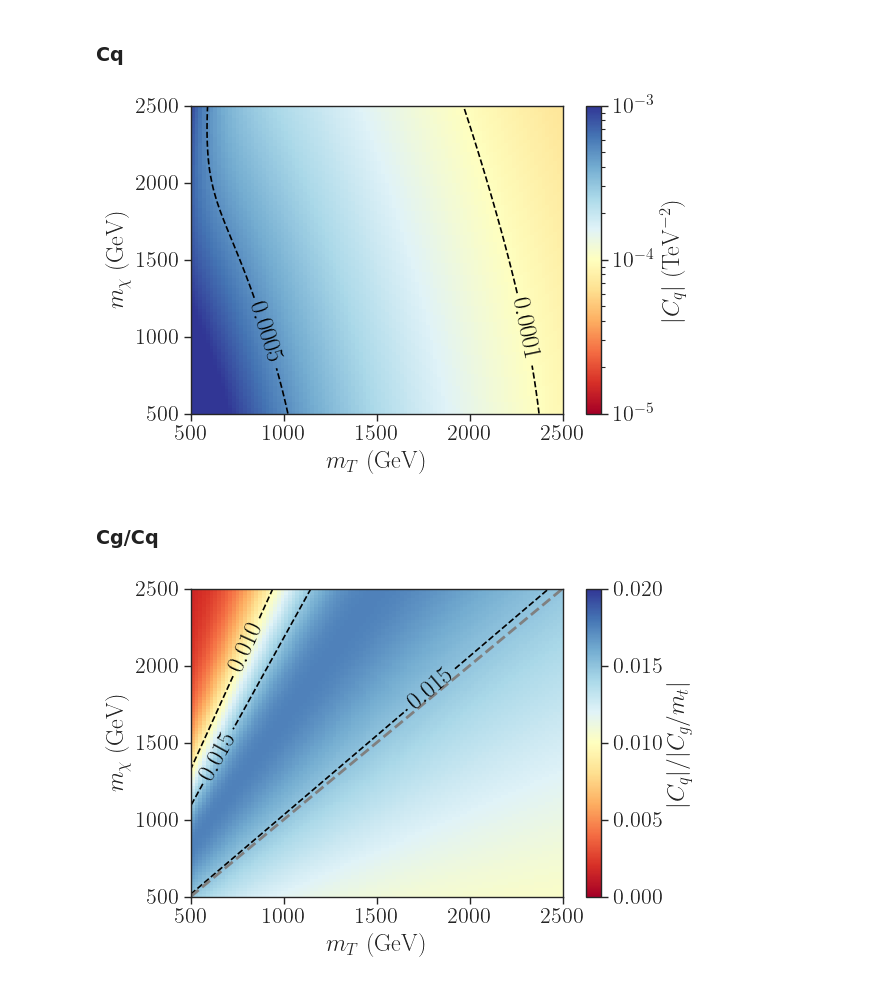
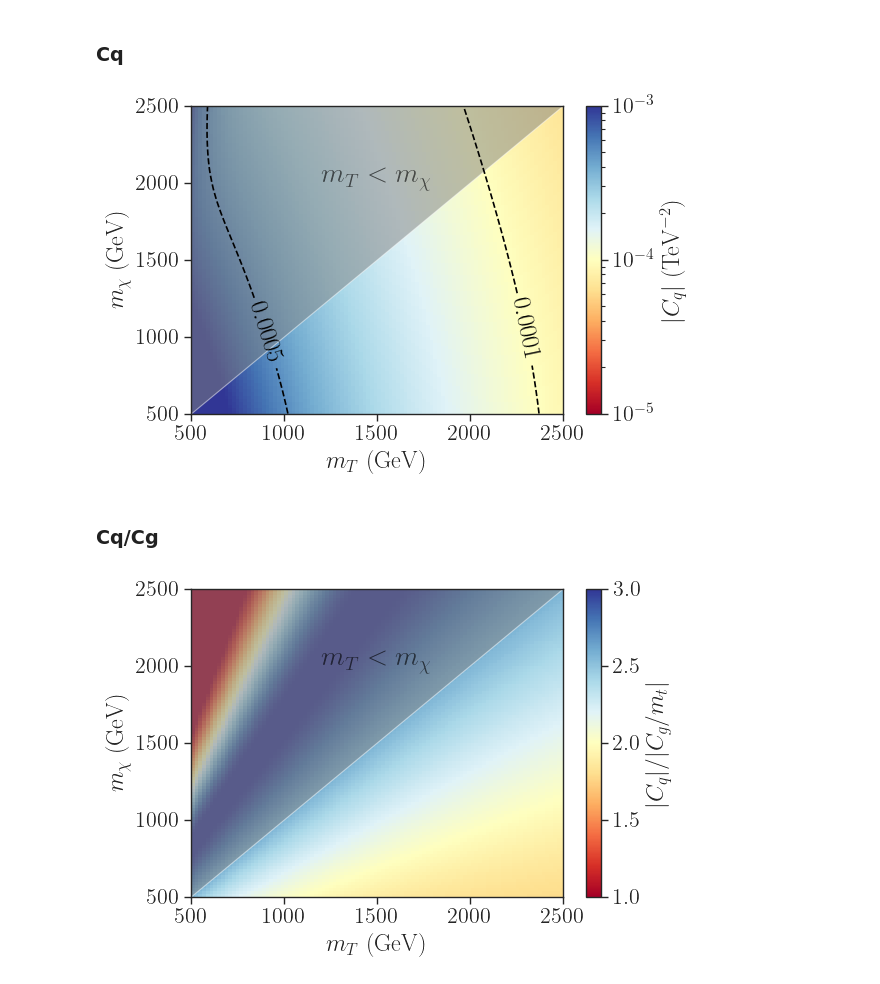
Before and after one commit to andlessa/SMStoEFT, a Jupyter notebook: notebooks/plots-eft-coeff.ipynb, the cells around one changed output. Cells and saved outputs as stored; diff of their text form; code cells hidden in the pictures.

```diff
--- a/notebooks/plots-eft-coeff.ipynb
+++ b/notebooks/plots-eft-coeff.ipynb
@@ -111,30 +112,34 @@ plt.ylabel(r'$m_{\chi}$ (GeV)')
 # plt.title(r'$ g g \to \bar{t} t$',fontsize=20)
 
 contours = plt.contour(x, y, znew.T, [1e-4,5e-4], colors='black',linestyles='dashed')
+plt.fill_between(x, x, y.max(), facecolor='gray', alpha=0.5)
+plt.text(1200.,2000.,r'$m_{T} < m_{\chi}$',fontsize=20,c='black',alpha=0.6)
 plt.clabel(contours, inline=True, fontsize=18)
 plt.xlim(500,2500)
 plt.show()
 # %% [output]
-[figure, old version]
+[figure, new version]
 # %% [markdown]
-### Cg/Cq
+### Cq/Cg
 # %%
 plt.figure(figsize=(6,4))
 x = mSTv
 y = mChiv
-z = np.abs(pts[:,3]/pts[:,2]) # Convert to TeV
+z = np.abs(pts[:,3]/(pts[:,2]/MT)) # Convert to TeV
 znew = np.reshape(z,(len(x),len(y)))
 plt.imshow(znew.T, extent=[x.min(),x.max(), y.min(), y.max()], origin='lower',
-                  cmap=cm,aspect='auto',vmin=0.,vmax=0.02)
+                  cmap=cm,aspect='auto',vmin=1.0,vmax=3)
 plt.colorbar(label=r'$|C_{q}|/|C_{g}/m_t|$')
 plt.xlabel(r'$m_{T}$ (GeV)')
 plt.ylabel(r'$m_{\chi}$ (GeV)')
 # plt.title(r'$ g g \to \bar{t} t$',fontsize=20)
 
 contours = plt.contour(x, y, znew.T, [0.01,0.015], colors='black',linestyles='dashed')
-plt.axline((500.,500.),(2000.,2000.),color='gray',linestyle='dashed',linewidth=2.0)
+# plt.axline((500.,500.),(2000.,2000.),color='gray',linestyle='dashed',linewidth=2.0)
+plt.fill_between(x, x, y.max(), facecolor='gray', alpha=0.5)
+plt.text(1200.,2000.,r'$m_{T} < m_{\chi}$',fontsize=20,c='black',alpha=0.6)
 plt.clabel(contours, inline=True, fontsize=18)
 plt.xlim(500,2500)
 plt.show()
 # %% [output]
-[figure, old version]
+[figure, new version]
```
Also changed, not shown: parts of 2 cells of this notebook, 8 other files.
